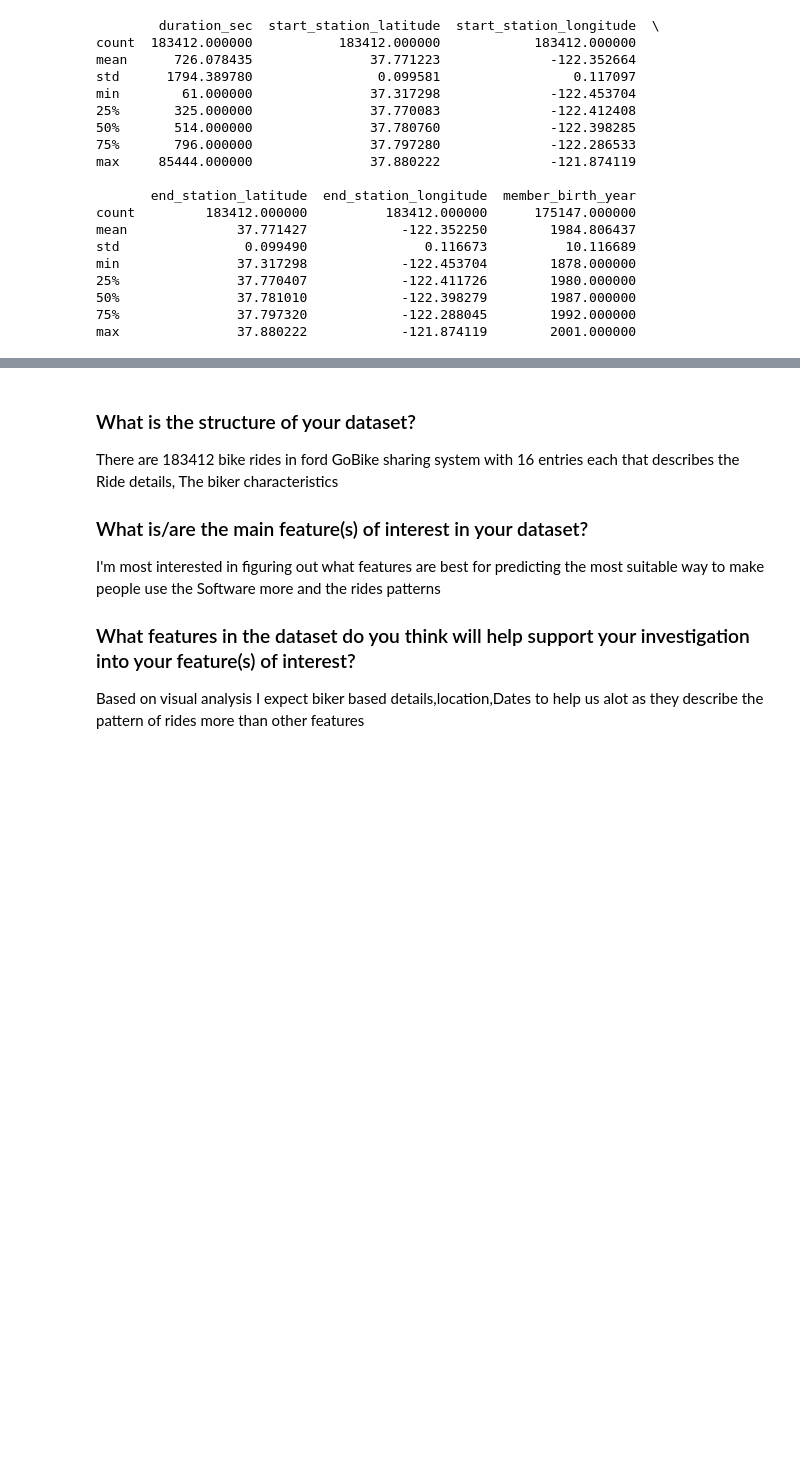
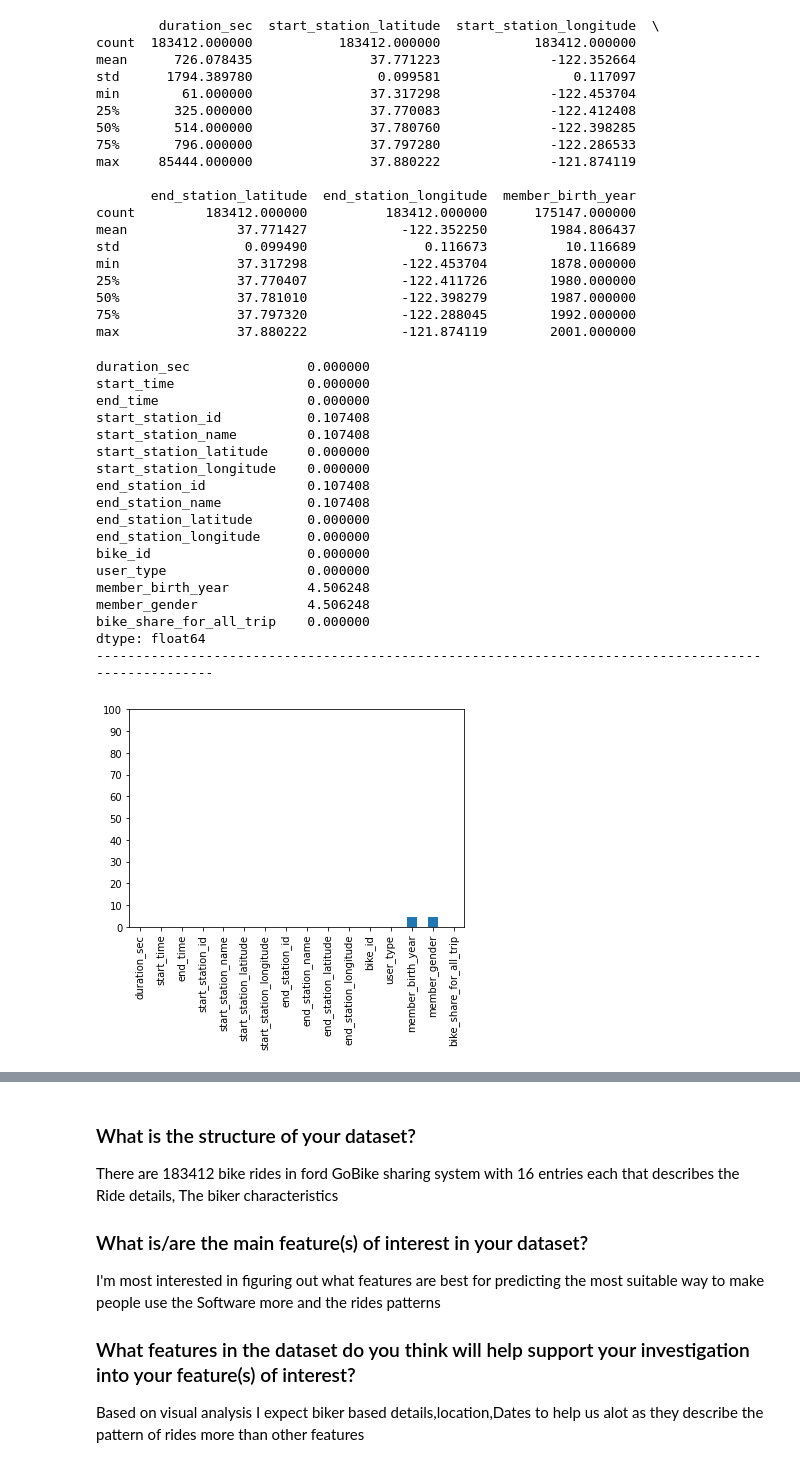
Before and after one commit to mmedhat007/Machine-Learning-Projects, a Jupyter notebook: Ford GoBike Dataset Analysis/Ford_GoBike Investigation_Part1.ipynb, the cells around one changed output, grey strips where cells are left out. Cells and saved outputs as stored; diff of their text form; code cells hidden in the pictures; blank space fills up the shorter version.

```diff
--- a/Ford GoBike Dataset Analysis/Ford_GoBike Investigation_Part1.ipynb
+++ b/Ford GoBike Dataset Analysis/Ford_GoBike Investigation_Part1.ipynb
@@ -91,3 +91,35 @@ min               37.317298            -122.453704        1878.000000
 50%               37.781010            -122.398279        1987.000000
 75%               37.797320            -122.288045        1992.000000
 max               37.880222            -121.874119        2001.000000
+# %%
+#check nan values
+
+nanPerc = df.isna().sum()/len(df) * 100
+
+#Create a Bar PLot to Investigate
+nanPerc.plot.bar()
+plt.yticks(range(0,110,10))
+
+print(nanPerc)
+print('-'*100)
+plt.show()
+# %% [output]
+duration_sec               0.000000
+start_time                 0.000000
+end_time                   0.000000
+start_station_id           0.107408
+start_station_name         0.107408
+start_station_latitude     0.000000
+start_station_longitude    0.000000
+end_station_id             0.107408
+end_station_name           0.107408
+end_station_latitude       0.000000
+end_station_longitude      0.000000
+bike_id                    0.000000
+user_type                  0.000000
+member_birth_year          4.506248
+member_gender              4.506248
+bike_share_for_all_trip    0.000000
+dtype: float64
+----------------------------------------------------------------------------------------------------
+[figure, added]
```
Also changed, not shown: parts of 19 cells of this notebook.
